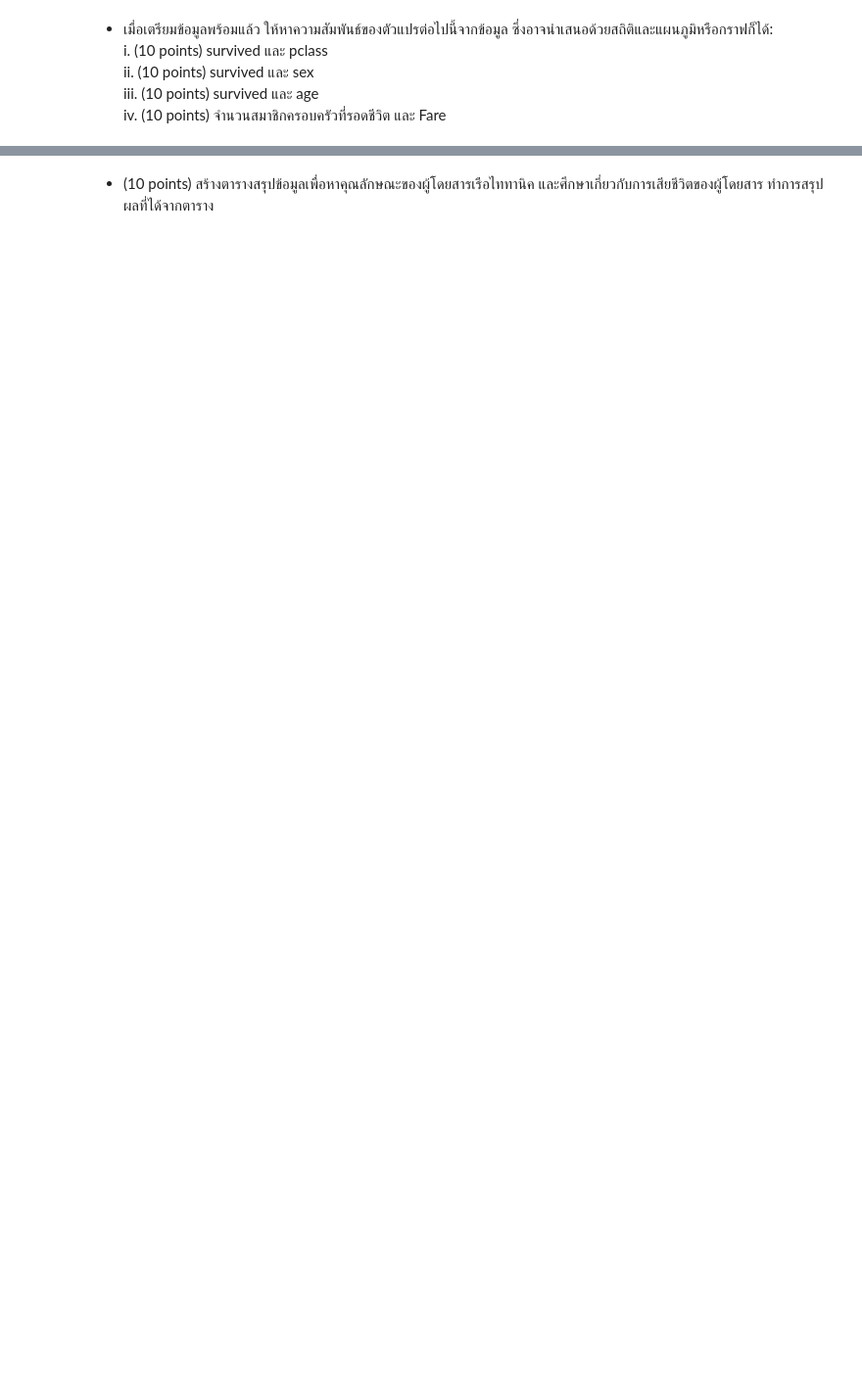
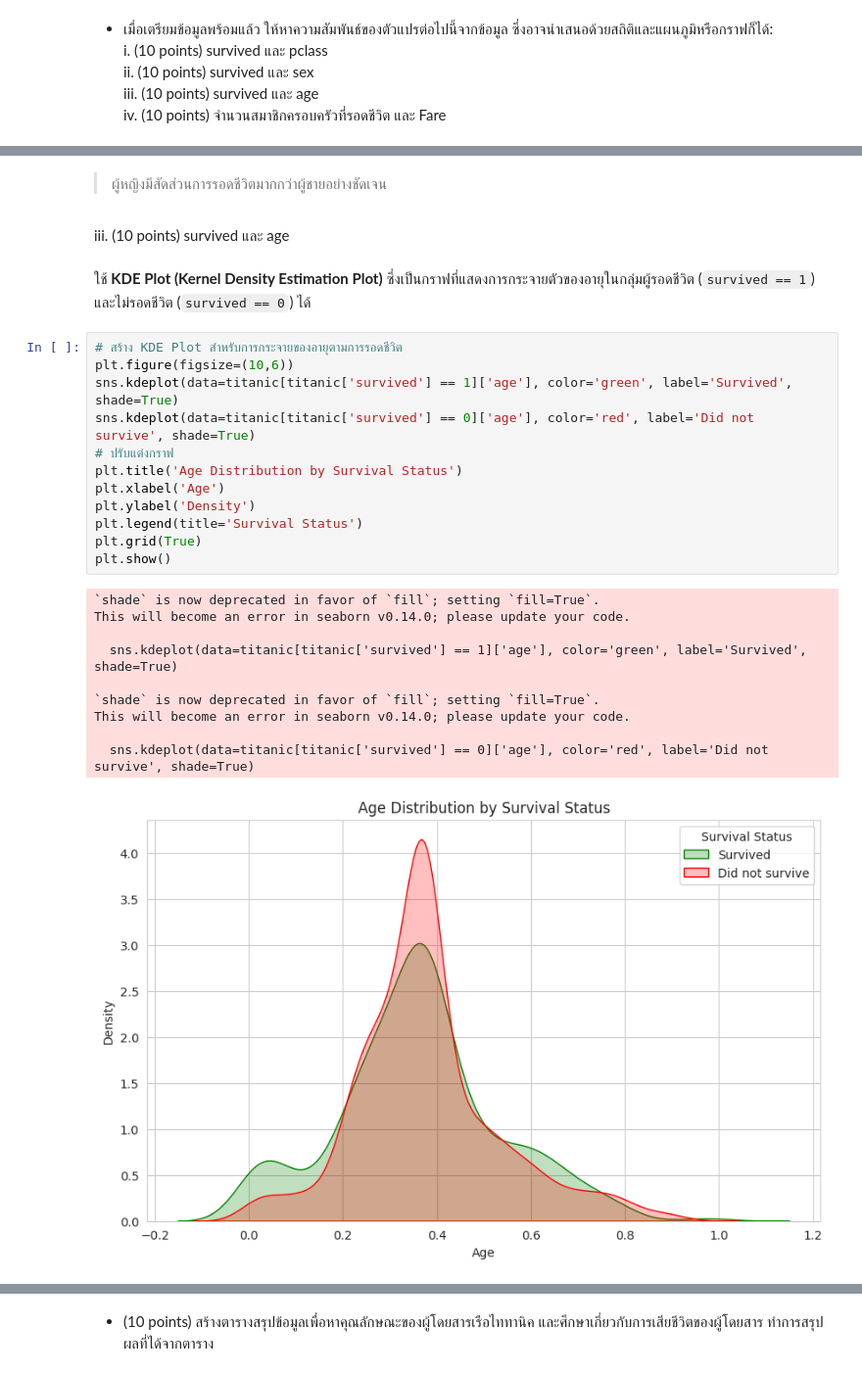
Before and after one commit to RatchanonPa/Data-Warehouse-and-Big-Data-Analytics, a Jupyter notebook: Data_Preprocessing_67_653020217-4.ipynb, the cells around one changed output, grey strips where cells are left out. Shown at 98% size. Drawn from its saved outputs; the diff is of its cells as text; blank space fills up the shorter version.

Commit message:
Practice 1 Get to Know Your Data

```diff
--- a/Data_Preprocessing_67_653020217-4.ipynb
+++ b/Data_Preprocessing_67_653020217-4.ipynb
@@ -729,0 +818,29 @@ titanic
+# %% [markdown]
+> ผู้หญิงมีสัดส่วนการรอดชีวิตมากกว่าผู้ชายอย่างชัดเจน
+# %% [markdown]
+iii. (10 points) survived และ age
+# %% [markdown]
+ใช้ **KDE Plot (Kernel Density Estimation Plot)** ซึ่งเป็นกราฟที่แสดงการกระจายตัวของอายุในกลุ่มผู้รอดชีวิต (`survived == 1`) และไม่รอดชีวิต (`survived == 0`) ได้
+# %%
+# สร้าง KDE Plot สำหรับการกระจายของอายุตามการรอดชีวิต
+plt.figure(figsize=(10,6))
+sns.kdeplot(data=titanic[titanic['survived'] == 1]['age'], color='green', label='Survived', shade=True)
+sns.kdeplot(data=titanic[titanic['survived'] == 0]['age'], color='red', label='Did not survive', shade=True)
+# ปรับแต่งกราฟ
+plt.title('Age Distribution by Survival Status')
+plt.xlabel('Age')
+plt.ylabel('Density')
+plt.legend(title='Survival Status')
+plt.grid(True)
+plt.show()
+# %% [output]
+`shade` is now deprecated in favor of `fill`; setting `fill=True`.
+This will become an error in seaborn v0.14.0; please update your code.
+
+  sns.kdeplot(data=titanic[titanic['survived'] == 1]['age'], color='green', label='Survived', shade=True)
+
+`shade` is now deprecated in favor of `fill`; setting `fill=True`.
+This will become an error in seaborn v0.14.0; please update your code.
+
+  sns.kdeplot(data=titanic[titanic['survived'] == 0]['age'], color='red', label='Did not survive', shade=True)
+[figure, added]
```
Also changed, not shown: parts of 20 cells of this notebook.
